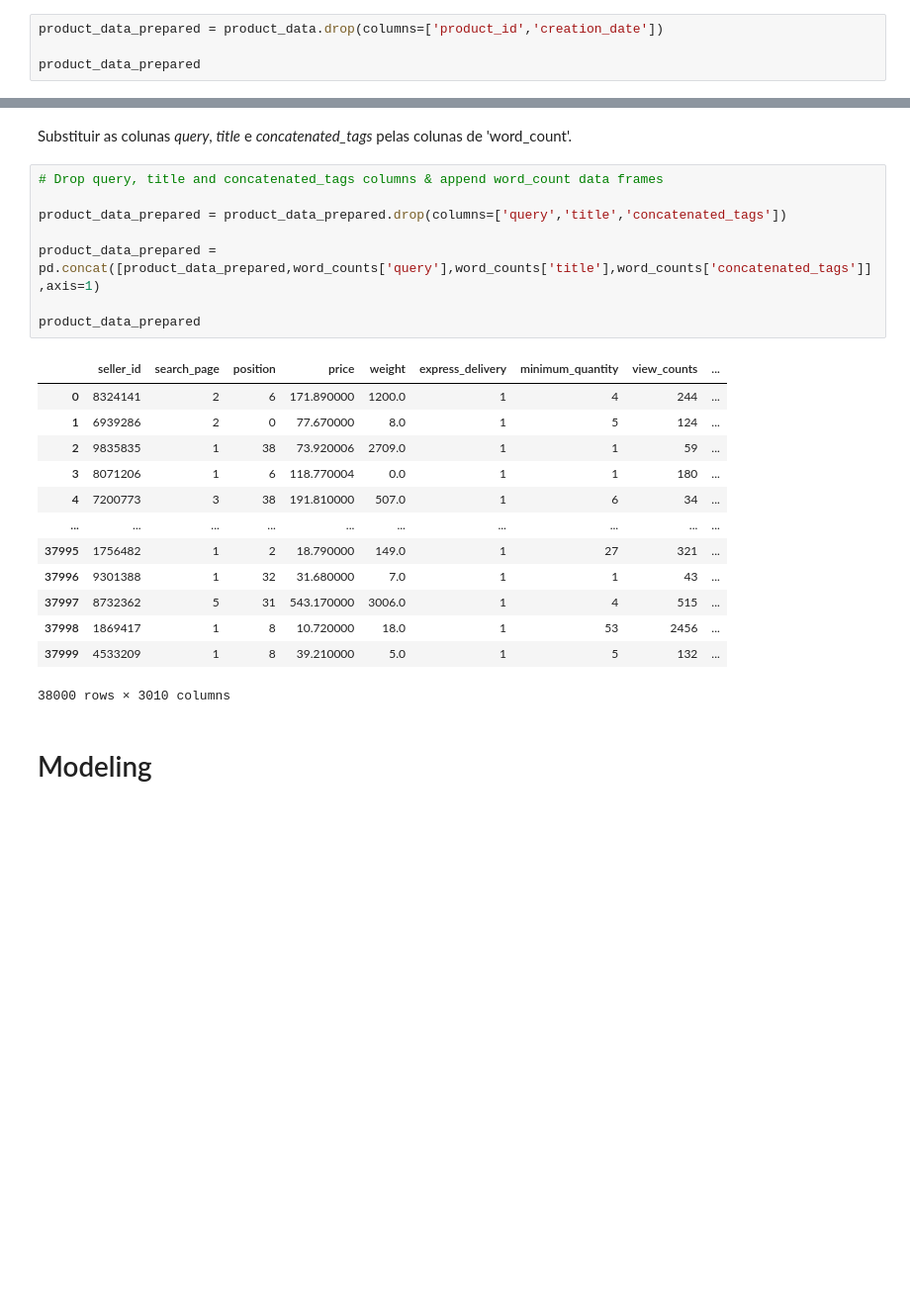
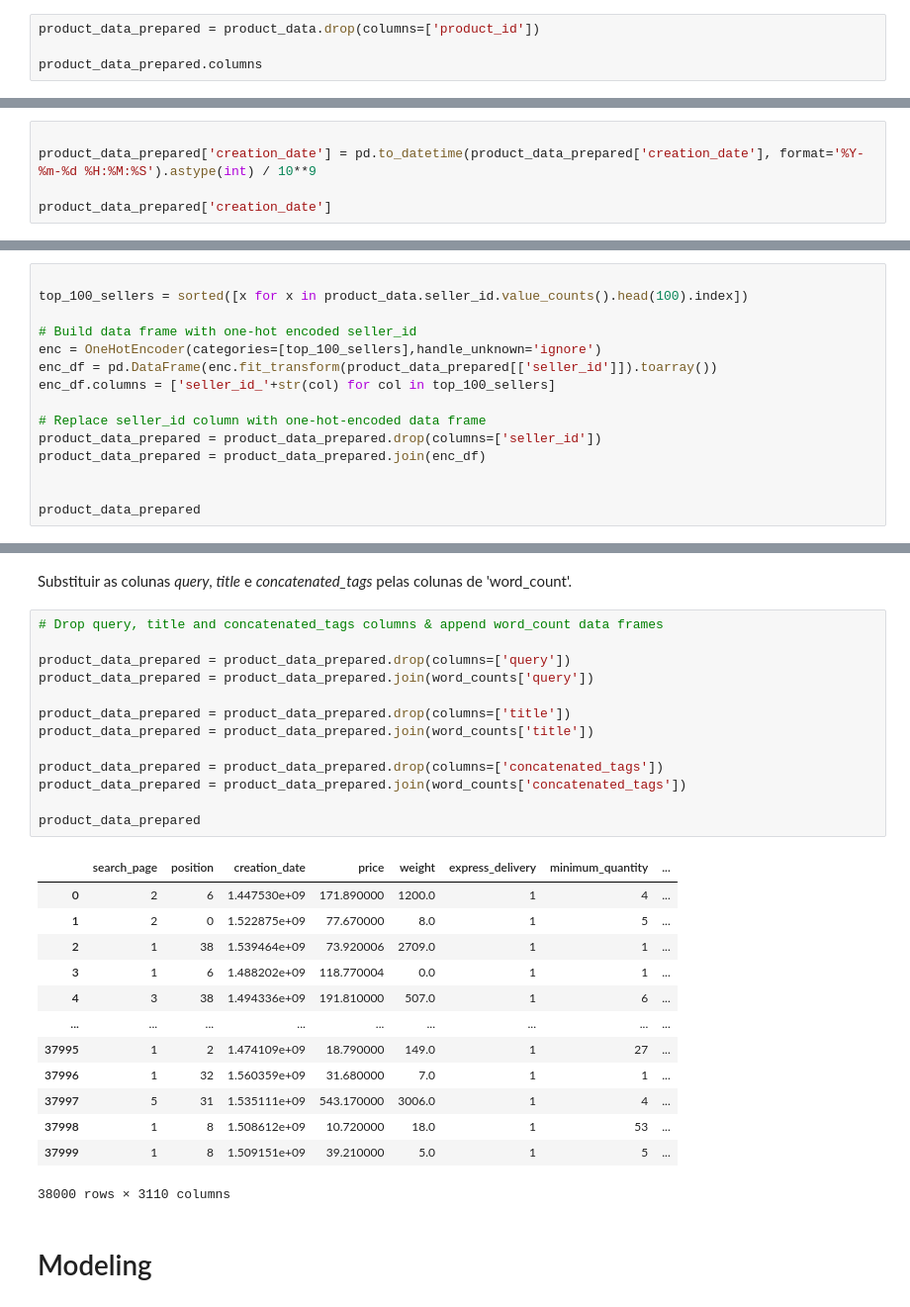
Before and after one commit to cmtg/intelligent-systems-project, a Jupyter notebook: training/trainer.ipynb, the cells around one changed output, grey strips where cells are left out. Shown at 99% size. Drawn from its saved outputs; the diff is of its cells as text; blank space fills up the shorter version.

```diff
--- a/training/trainer.ipynb
+++ b/training/trainer.ipynb
@@ -59,5 +71,5 @@ Remover todas colunas irrelevantes, como p.ex. product_id ou creation_date
 # %%
-product_data_prepared = product_data.drop(columns=['product_id','creation_date'])
+product_data_prepared = product_data.drop(columns=['product_id'])
 
-product_data_prepared
+product_data_prepared.columns
 # %% [output]
@@ -99,0 +102,5 @@ product_data_prepared
+# %%
+
+product_data_prepared['creation_date'] = pd.to_datetime(product_data_prepared['creation_date'], format='%Y-%m-%d %H:%M:%S').astype(int) / 10**9
+
+product_data_prepared['creation_date']
@@ -99,0 +125,15 @@ product_data_prepared
+# %%
+
+top_100_sellers = sorted([x for x in product_data.seller_id.value_counts().head(100).index])
+
+# Build data frame with one-hot encoded seller_id
+enc = OneHotEncoder(categories=[top_100_sellers],handle_unknown='ignore')
+enc_df = pd.DataFrame(enc.fit_transform(product_data_prepared[['seller_id']]).toarray())
+enc_df.columns = ['seller_id_'+str(col) for col in top_100_sellers]
+
+# Replace seller_id column with one-hot-encoded data frame
+product_data_prepared = product_data_prepared.drop(columns=['seller_id'])
+product_data_prepared = product_data_prepared.join(enc_df)
+
+
+product_data_prepared
@@ -144,25 +198,30 @@ Substituir as colunas *query*, *title* e *concatenated_tags* pelas colunas de 'w
 # %%
 # Drop query, title and concatenated_tags columns & append word_count data frames
 
-product_data_prepared = product_data_prepared.drop(columns=['query','title','concatenated_tags'])
+product_data_prepared = product_data_prepared.drop(columns=['query'])
+product_data_prepared = product_data_prepared.join(word_counts['query'])
 
-product_data_prepared = pd.concat([product_data_prepared,word_counts['query'],word_counts['title'],word_counts['concatenated_tags']],axis=1)
+product_data_prepared = product_data_prepared.drop(columns=['title'])
+product_data_prepared = product_data_prepared.join(word_counts['title'])
+
+product_data_prepared = product_data_prepared.drop(columns=['concatenated_tags'])
+product_data_prepared = product_data_prepared.join(word_counts['concatenated_tags'])
 
 product_data_prepared
 # %% [output]
-|  | seller_id | search_page | position | price | weight | express_delivery | minimum_quantity | view_counts | ... |
-| 0 | 8324141 | 2 | 6 | 171.890000 | 1200.0 | 1 | 4 | 244 | ... |
-| 1 | 6939286 | 2 | 0 | 77.670000 | 8.0 | 1 | 5 | 124 | ... |
-| 2 | 9835835 | 1 | 38 | 73.920006 | 2709.0 | 1 | 1 | 59 | ... |
-| 3 | 8071206 | 1 | 6 | 118.770004 | 0.0 | 1 | 1 | 180 | ... |
-| 4 | 7200773 | 3 | 38 | 191.810000 | 507.0 | 1 | 6 | 34 | ... |
-| ... | ... | ... | ... | ... | ... | ... | ... | ... | ... |
-| 37995 | 1756482 | 1 | 2 | 18.790000 | 149.0 | 1 | 27 | 321 | ... |
-| 37996 | 9301388 | 1 | 32 | 31.680000 | 7.0 | 1 | 1 | 43 | ... |
-| 37997 | 8732362 | 5 | 31 | 543.170000 | 3006.0 | 1 | 4 | 515 | ... |
-| 37998 | 1869417 | 1 | 8 | 10.720000 | 18.0 | 1 | 53 | 2456 | ... |
-| 37999 | 4533209 | 1 | 8 | 39.210000 | 5.0 | 1 | 5 | 132 | ... |
+|  | search_page | position | creation_date | price | weight | express_delivery | minimum_quantity | ... |
+| 0 | 2 | 6 | 1.447530e+09 | 171.890000 | 1200.0 | 1 | 4 | ... |
+| 1 | 2 | 0 | 1.522875e+09 | 77.670000 | 8.0 | 1 | 5 | ... |
+| 2 | 1 | 38 | 1.539464e+09 | 73.920006 | 2709.0 | 1 | 1 | ... |
+| 3 | 1 | 6 | 1.488202e+09 | 118.770004 | 0.0 | 1 | 1 | ... |
+| 4 | 3 | 38 | 1.494336e+09 | 191.810000 | 507.0 | 1 | 6 | ... |
+| ... | ... | ... | ... | ... | ... | ... | ... | ... |
+| 37995 | 1 | 2 | 1.474109e+09 | 18.790000 | 149.0 | 1 | 27 | ... |
+| 37996 | 1 | 32 | 1.560359e+09 | 31.680000 | 7.0 | 1 | 1 | ... |
+| 37997 | 5 | 31 | 1.535111e+09 | 543.170000 | 3006.0 | 1 | 4 | ... |
+| 37998 | 1 | 8 | 1.508612e+09 | 10.720000 | 18.0 | 1 | 53 | ... |
+| 37999 | 1 | 8 | 1.509151e+09 | 39.210000 | 5.0 | 1 | 5 | ... |
-38000 rows × 3010 columns
+38000 rows × 3110 columns
 # %% [markdown]
 # Modeling
 # %% [markdown]
```
Also changed, not shown: parts of 27 cells of this notebook, 4 other files.
